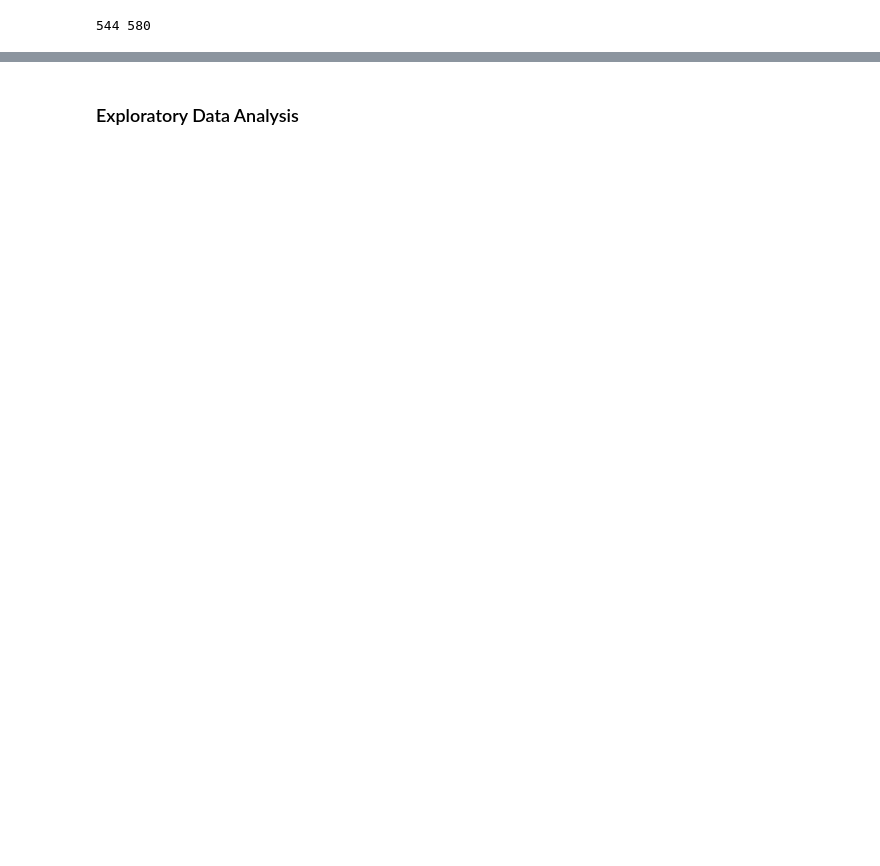
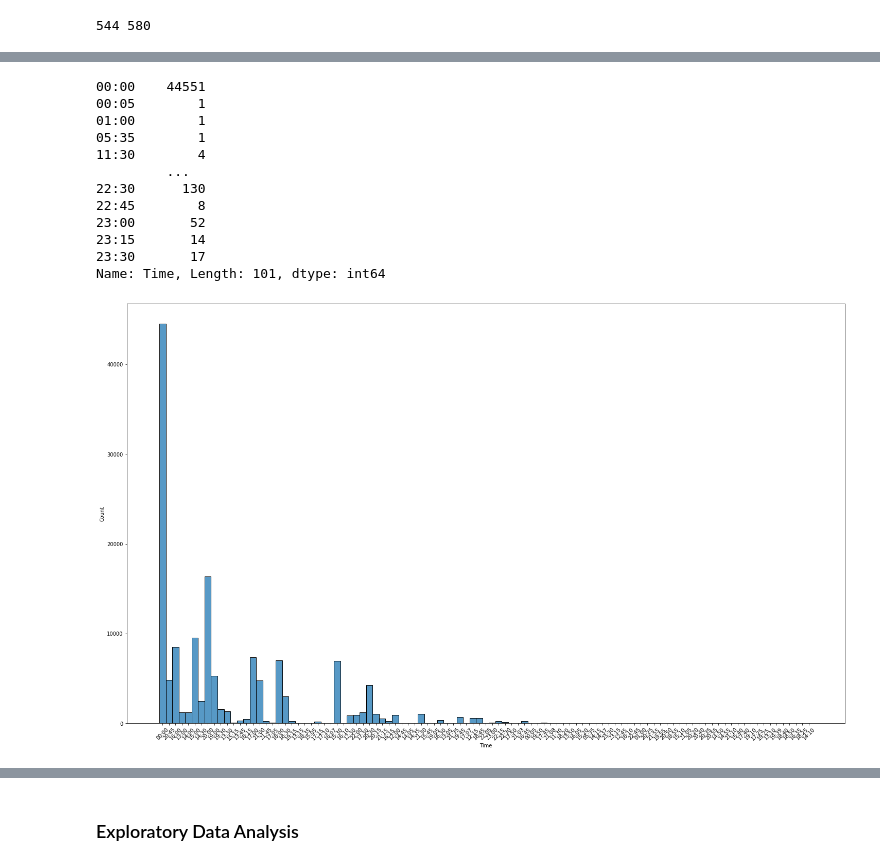
Before and after one commit to Gagan-Sehmbi/Football-Match-Outcome-Prediction, a Jupyter notebook: main.ipynb, the cells around one changed output, grey strips where cells are left out. Saved outputs shown, nothing was run; the diff lists cells and outputs as text; code cells hidden in the pictures; blank space fills up the shorter version.

```diff
--- a/main.ipynb
+++ b/main.ipynb
@@ -227,4 +374,0 @@ df
-# %%
-df = df.loc[:, ['Region', 'League', 'Season', 'Round', 'Home_Team_New', 'Home_Team_Score', 'Away_Team_Score', 'Away_Team_New', 'Home_Team_Result', 'Link']]
-df.rename(columns={'Home_Team_New': 'Home_Team', 'Away_Team_New': 'Away_Team', 'Season': 'Year'}, inplace=True)
-df
@@ -234,3 +374,0 @@ result_dummies
-# %%
-df = df.join(result_dummies)
-df
@@ -236,0 +434,11 @@ df
+# %%
+df['Time'] = df.loc[~df['Date_New'].isna(),'Date_New'].apply(lambda x: date_split(x, 'Time'))
+df['Day'] = df.loc[~df['Date_New'].isna(),'Date_New'].apply(lambda x: date_split(x, 'Day'))
+df['Date'] = df.loc[~df['Date_New'].isna(),'Date_New'].apply(lambda x: date_split(x, 'Date'))
+df['Month'] = df.loc[~df['Date_New'].isna(),'Date_New'].apply(lambda x: date_split(x, 'Month'))
+df['Year'] = df.loc[~df['Date_New'].isna(),'Date_New'].apply(lambda x: date_split(x, 'Year'))
+
+df.drop(columns='Date_New', inplace=True)
+df = df.loc[df['Day'] != 'NA']
+
+df
@@ -236,0 +459,20 @@ df
+# %%
+plt.figure(figsize = (25,15))
+sns.histplot(data=df, x='Time')
+plt.xticks(rotation=45)
+
+df['Time'].value_counts().sort_index()
+# %% [output]
+00:00    44551
+00:05        1
+01:00        1
+05:35        1
+11:30        4
+         ...
+22:30      130
+22:45        8
+23:00       52
+23:15       14
+23:30       17
+Name: Time, Length: 101, dtype: int64
+[figure, added]
```
Also changed, not shown: parts of 59 cells of this notebook.
